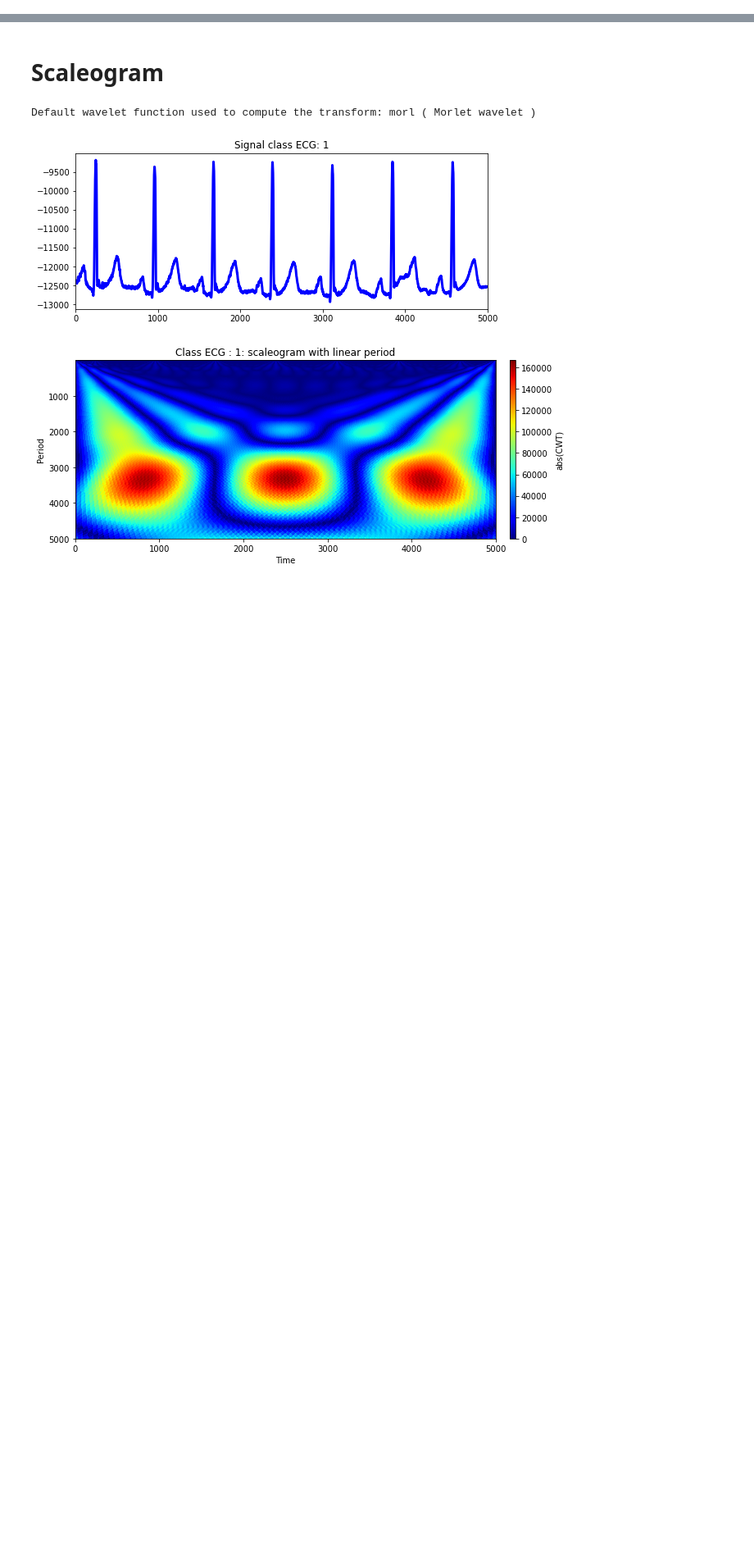
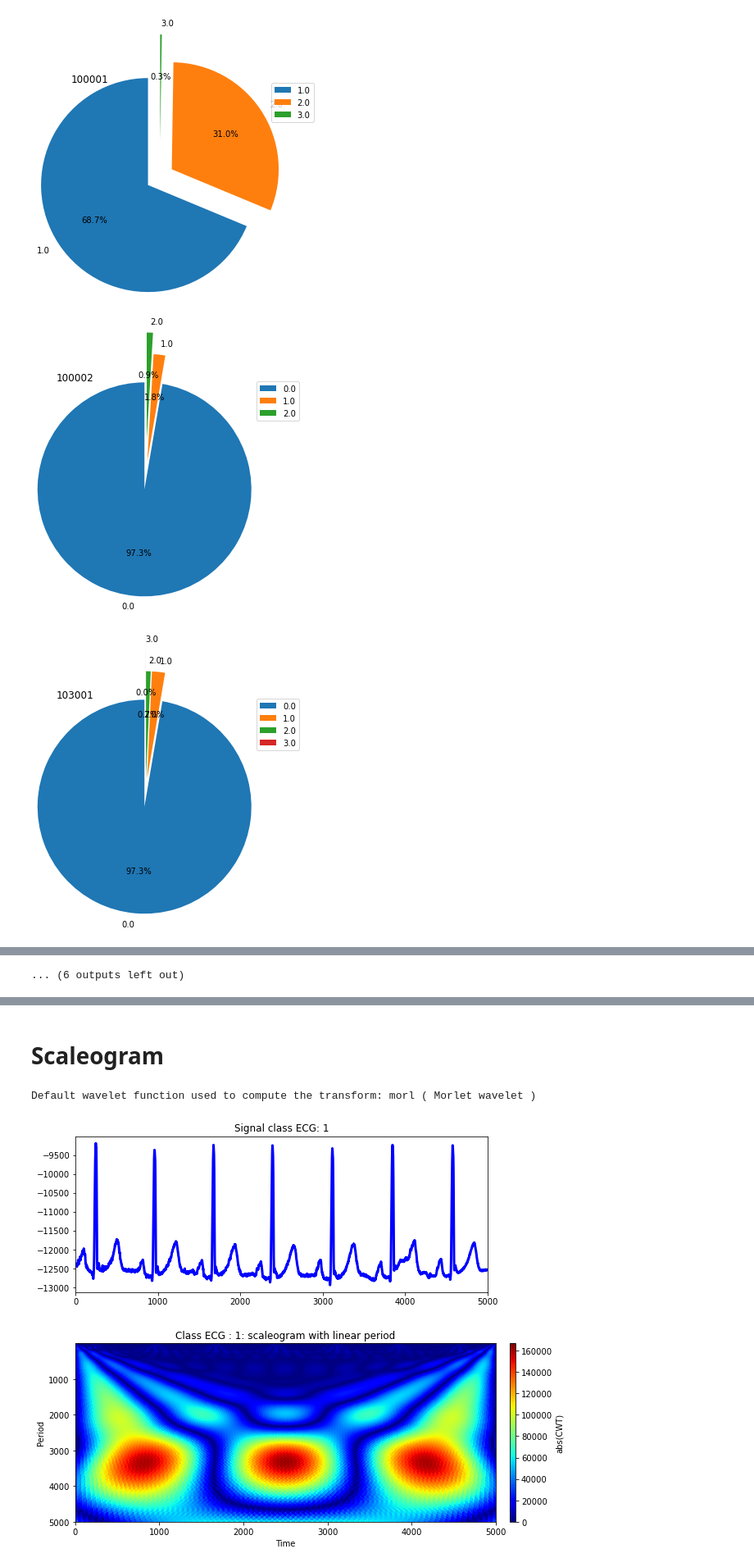
Before and after one commit to DJM25/aura-jedha, a Jupyter notebook: wavelet_analysis_ECG.ipynb, the cells around one changed output, grey strips where cells are left out. Shown: that part at 82% size. Saved outputs shown, nothing was run; the diff lists cells and outputs as text; code cells hidden in the pictures; blank space fills up the shorter version.

```diff
--- a/wavelet_analysis_ECG.ipynb
+++ b/wavelet_analysis_ECG.ipynb
@@ -13,0 +133,29 @@ import re
+# %%
+"""dataset['class_name'] = dataset['class'].apply(lambda x:
+                                                     "Class 1: All significant waveforms" if int(x)==1
+                                                     else "Class 2: The noise level is increased" if int(x)==2
+                                                     else "Class 3: The signal is unsuitable for any analysis. " if int(x)==3
+                                                     else "Class 0: The quality was not annotated ")
+"""
+for patient in dataannall.record.unique():
+    pie_chart_data = dataset[dataset['record'] == patient].groupby('class')['sample'].sum()
+    if pie_chart_data.shape[0] == 3:
+        explode = (0.2,0.2,0.5)
+    else:
+        explode = (0.2,0.2,0.2,0.5)
+
+    plt.figure()
+    plt.pie(pie_chart_data.values, labels=pie_chart_data.index,
+           autopct='%1.1f%%',
+           shadow=False,
+           startangle=90,
+           explode=explode,
+           radius=1.5
+           )
+    plt.title(patient, fontdict=None,loc='left')
+    plt.legend(bbox_to_anchor=(1.1, 1.05))
+    plt.show()
+# %% [output]
+[figure, added]
+[figure, added]
+[figure, added]
@@ -14 +171,2 @@ import re
+... (6 outputs left out)
 # %% [markdown]
```
Also changed, not shown: parts of 25 cells of this notebook.
